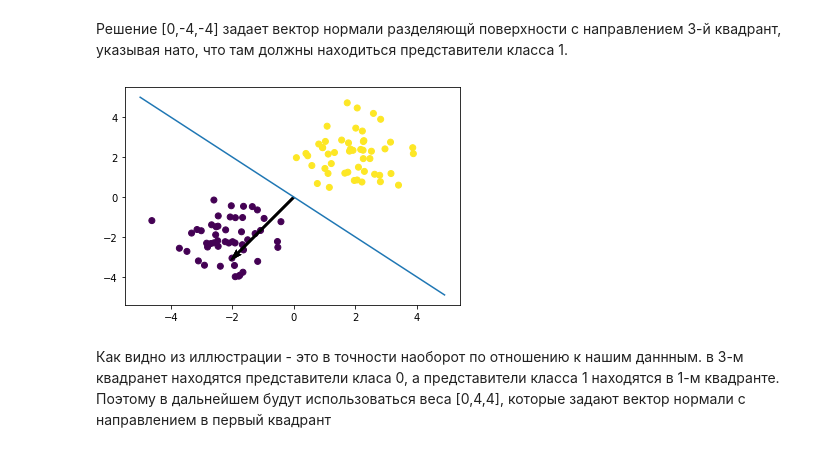
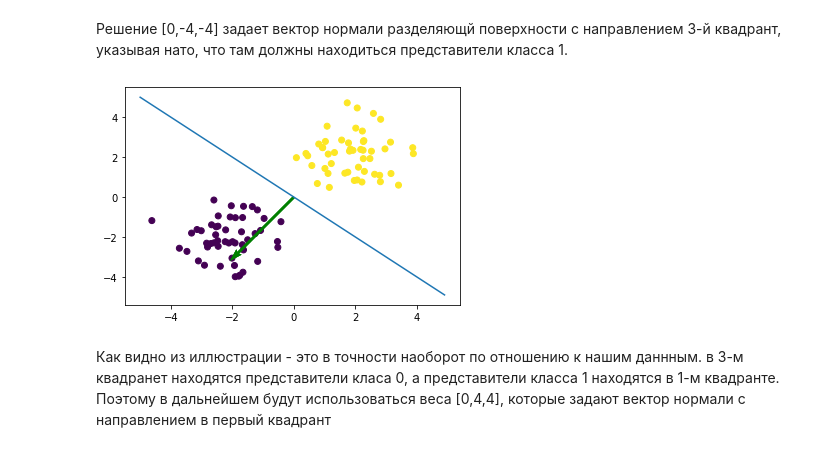
Before and after one commit to vvs1984/abb, a Jupyter notebook: w5_log_reg/logistic_home_work2.ipynb, the cells around one changed output. Cells and saved outputs as stored; diff of their text form; code cells hidden in the pictures.

```diff
--- a/w5_log_reg/logistic_home_work2.ipynb
+++ b/w5_log_reg/logistic_home_work2.ipynb
@@ -182,16 +182,16 @@ cross_entropy = 1.5451408502164634
 # %%
 w_0 = np.array([0, -4, -4])
 x = [-5 + 0.1 * x for x in range(100)]
 y = [line_x(i,w) for i in x]
 y1 = [line_x(i,w_0) for i in x]
 plt.scatter(X[:, 0], X[:, 1], c=T,cmap=cmap,label='Классы')
 plt.plot(x, y1, label='Точное решение для разделяющей прямой')
 origin = np.array([[0, 0, 0],[0, 0, 0]]) # origin point
 
-plt.quiver(*origin, -4, -4, scale=21)
+plt.quiver(*origin, -4, -4,  color=['g'],  scale=21)
 plt.show()
 # %% [output]
-[figure, old version]
+[figure, new version]
 # %% [markdown]
 Как видно из иллюстрации - это в точности наоборот по отношению к нашим даннным. в 3-м квадранет находятся представители класа 0, а представители класса 1 находятся в 1-м квадранте. Поэтому   в  дальнейшем будут использоваться  веса [0,4,4], которые задают вектор нормали с направлением в первый квадрант
 # %%
```
Also changed, not shown: parts of 3 cells of this notebook.
